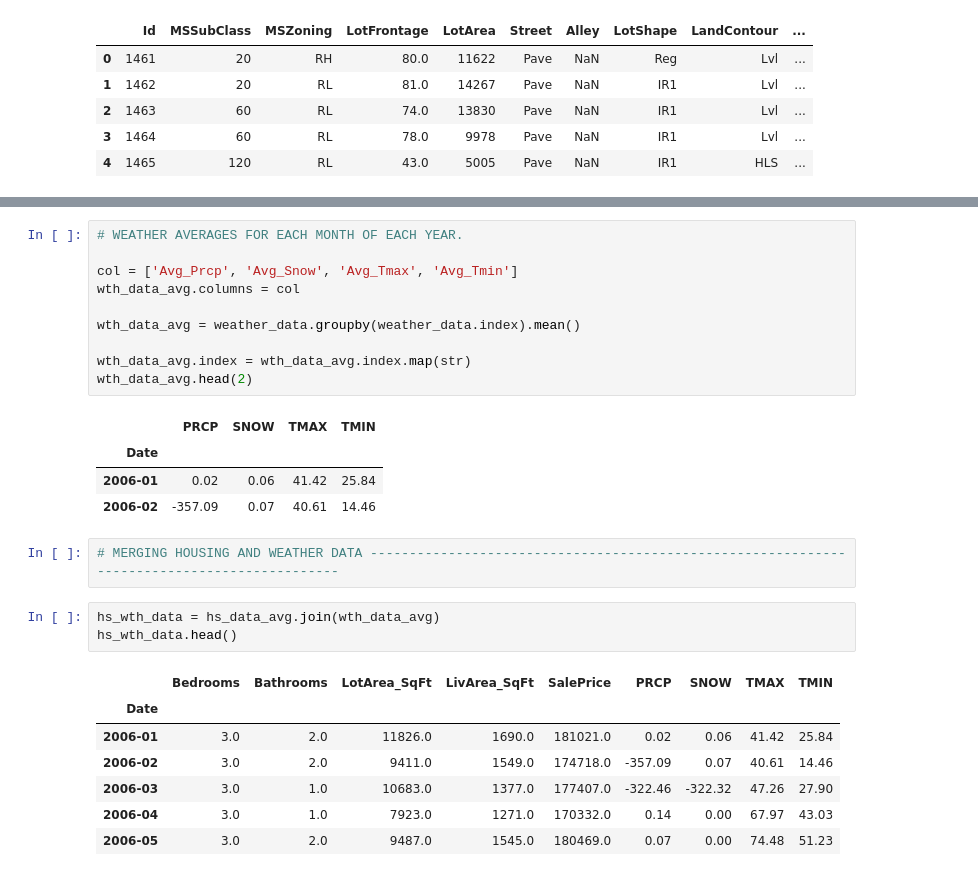
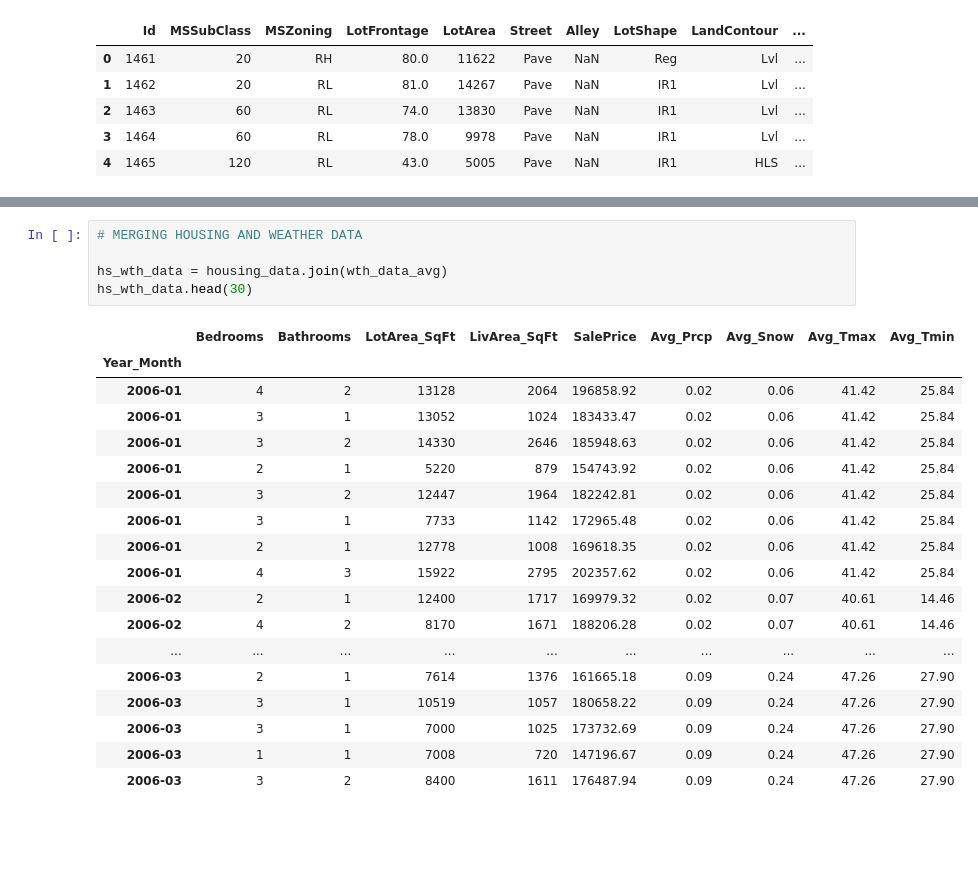
Before and after one commit to AlfredMtz/Springboard, a Jupyter notebook: amesproject.ipynb, the cells around one changed output, grey strips where cells are left out. Cells and saved outputs as stored; diff of their text form; blank space fills up the shorter version.

```diff
--- a/amesproject.ipynb
+++ b/amesproject.ipynb
@@ -237,28 +148,24 @@ wth_data_avg.head()
-# %%
-# WEATHER AVERAGES FOR EACH MONTH OF EACH YEAR.
-
-col = ['Avg_Prcp', 'Avg_Snow', 'Avg_Tmax', 'Avg_Tmin']
-wth_data_avg.columns = col
-
-wth_data_avg = weather_data.groupby(weather_data.index).mean()
-
-wth_data_avg.index = wth_data_avg.index.map(str)
-wth_data_avg.head(2)
-# %% [output]
-|  | PRCP | SNOW | TMAX | TMIN |
-| Date |  |  |  |  |
-| 2006-01 | 0.02 | 0.06 | 41.42 | 25.84 |
-| 2006-02 | -357.09 | 0.07 | 40.61 | 14.46 |
 # %%
-# MERGING HOUSING AND WEATHER DATA --------------------------------------------------------------------------------------------
+# MERGING HOUSING AND WEATHER DATA
+
+hs_wth_data = housing_data.join(wth_data_avg)
+hs_wth_data.head(30)
+# %% [output]
+|  | Bedrooms | Bathrooms | LotArea_SqFt | LivArea_SqFt | SalePrice | Avg_Prcp | Avg_Snow | Avg_Tmax | Avg_Tmin |
+| Year_Month |  |  |  |  |  |  |  |  |  |
+| 2006-01 | 4 | 2 | 13128 | 2064 | 196858.92 | 0.02 | 0.06 | 41.42 | 25.84 |
+| 2006-01 | 3 | 1 | 13052 | 1024 | 183433.47 | 0.02 | 0.06 | 41.42 | 25.84 |
+| 2006-01 | 3 | 2 | 14330 | 2646 | 185948.63 | 0.02 | 0.06 | 41.42 | 25.84 |
+| 2006-01 | 2 | 1 | 5220 | 879 | 154743.92 | 0.02 | 0.06 | 41.42 | 25.84 |
+| 2006-01 | 3 | 2 | 12447 | 1964 | 182242.81 | 0.02 | 0.06 | 41.42 | 25.84 |
+| 2006-01 | 3 | 1 | 7733 | 1142 | 172965.48 | 0.02 | 0.06 | 41.42 | 25.84 |
+| 2006-01 | 2 | 1 | 12778 | 1008 | 169618.35 | 0.02 | 0.06 | 41.42 | 25.84 |
+| 2006-01 | 4 | 3 | 15922 | 2795 | 202357.62 | 0.02 | 0.06 | 41.42 | 25.84 |
+| 2006-02 | 2 | 1 | 12400 | 1717 | 169979.32 | 0.02 | 0.07 | 40.61 | 14.46 |
+| 2006-02 | 4 | 2 | 8170 | 1671 | 188206.28 | 0.02 | 0.07 | 40.61 | 14.46 |
+| ... | ... | ... | ... | ... | ... | ... | ... | ... | ... |
+| 2006-03 | 2 | 1 | 7614 | 1376 | 161665.18 | 0.09 | 0.24 | 47.26 | 27.90 |
+| 2006-03 | 3 | 1 | 10519 | 1057 | 180658.22 | 0.09 | 0.24 | 47.26 | 27.90 |
+| 2006-03 | 3 | 1 | 7000 | 1025 | 173732.69 | 0.09 | 0.24 | 47.26 | 27.90 |
+| 2006-03 | 1 | 1 | 7008 | 720 | 147196.67 | 0.09 | 0.24 | 47.26 | 27.90 |
+| 2006-03 | 3 | 2 | 8400 | 1611 | 176487.94 | 0.09 | 0.24 | 47.26 | 27.90 |
-# %%
-hs_wth_data = hs_data_avg.join(wth_data_avg)
-hs_wth_data.head()
-# %% [output]
-|  | Bedrooms | Bathrooms | LotArea_SqFt | LivArea_SqFt | SalePrice | PRCP | SNOW | TMAX | TMIN |
-| Date |  |  |  |  |  |  |  |  |  |
-| 2006-01 | 3.0 | 2.0 | 11826.0 | 1690.0 | 181021.0 | 0.02 | 0.06 | 41.42 | 25.84 |
-| 2006-02 | 3.0 | 2.0 | 9411.0 | 1549.0 | 174718.0 | -357.09 | 0.07 | 40.61 | 14.46 |
-| 2006-03 | 3.0 | 1.0 | 10683.0 | 1377.0 | 177407.0 | -322.46 | -322.32 | 47.26 | 27.90 |
-| 2006-04 | 3.0 | 1.0 | 7923.0 | 1271.0 | 170332.0 | 0.14 | 0.00 | 67.97 | 43.03 |
-| 2006-05 | 3.0 | 2.0 | 9487.0 | 1545.0 | 180469.0 | 0.07 | 0.00 | 74.48 | 51.23 |
```
Also changed, not shown: parts of 23 cells of this notebook.
